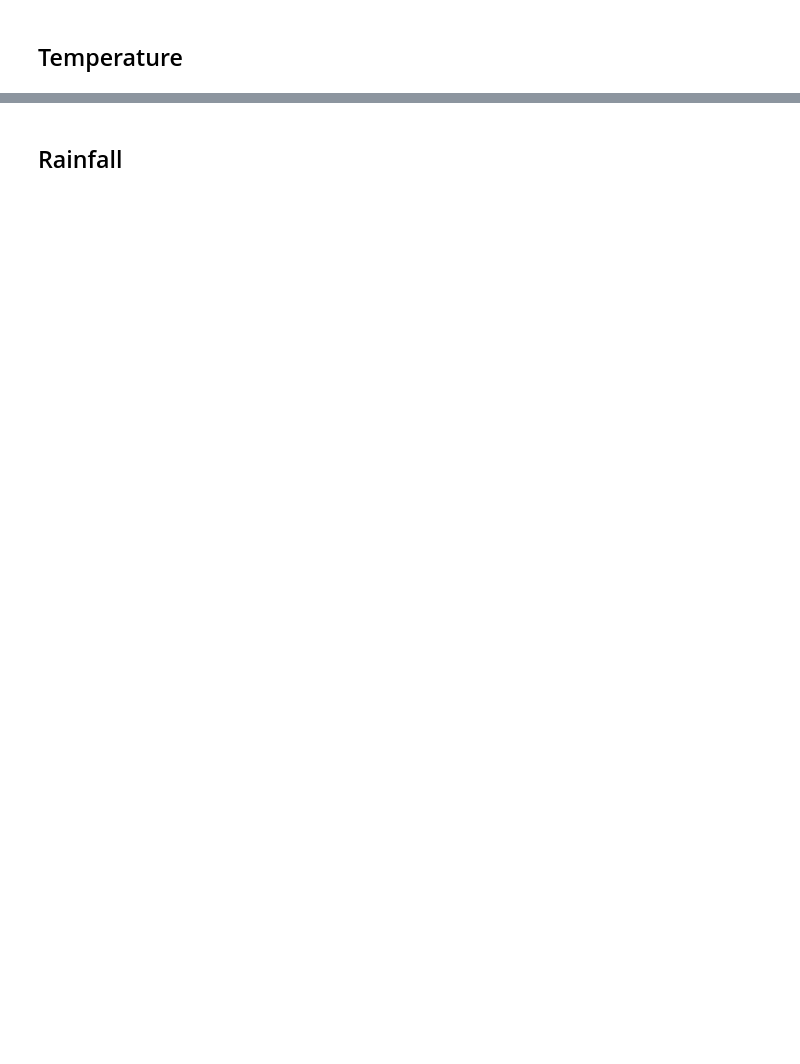
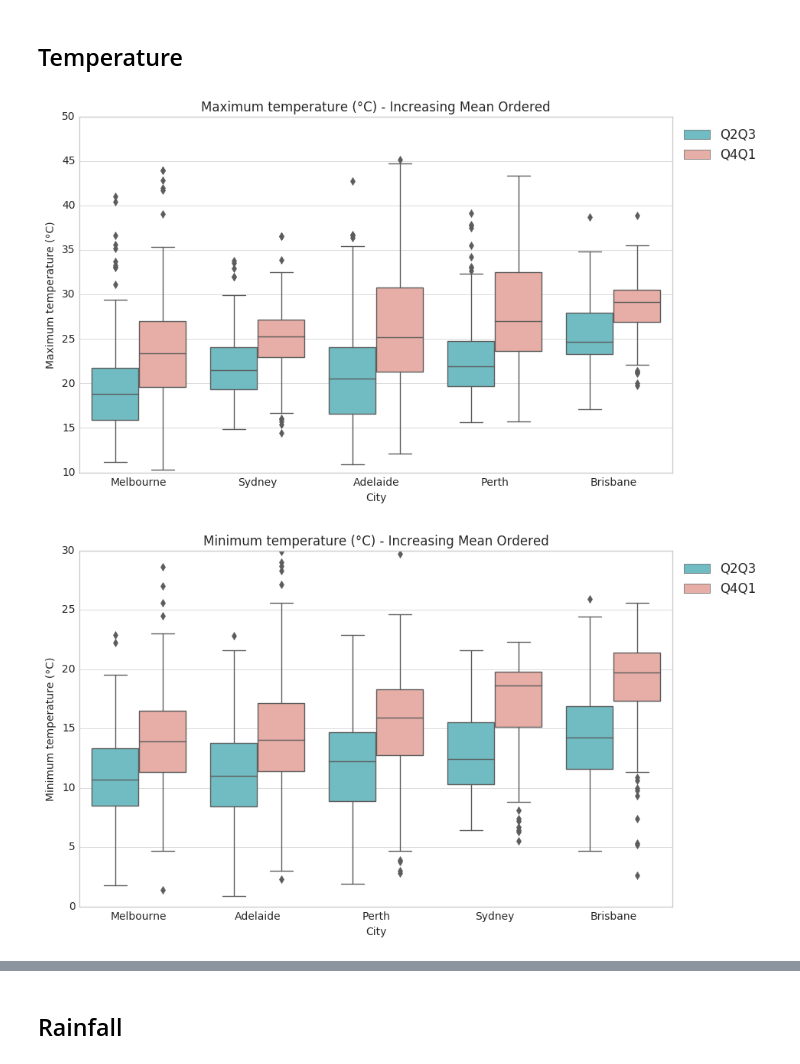
Before and after one commit to BrunnoRicci/bom-austraila, a Jupyter notebook: BOM_Australia.ipynb, the cells around one changed output, grey strips where cells are left out. Cells and saved outputs as stored; diff of their text form; code cells hidden in the pictures; blank space fills up the shorter version.

```diff
--- a/BOM_Australia.ipynb
+++ b/BOM_Australia.ipynb
@@ -171,9 +173,9 @@ for col in medCols:
 # %% [markdown]
 ## Exploratory Analysis
 # %%
-def plot_dists(df, p):
+def plot_dists(df, p, order=None):
 
-    pal = sns.diverging_palette(20, 200, s=75, l=75, n=2)
+    pal = sns.diverging_palette(200, 20, s=75, l=75, n=2)
     for col in p:
         if df[col].dtype == object or df[col].dtype == "datetime64[ns]":
             continue
@@ -182,5 +184,11 @@ def plot_dists(df, p):
             if len(topl) > 0:
                 f, ax = plt.subplots(1, 1, figsize=(PW,PH))
                 topl = df.rename(index=str, columns=rev_name_map)
+                if order is not None:
+                    topl["Sort"] = topl["City"].map(lambda x: order.loc[col,][x])
+                    topl = topl.sort_values("Sort", ascending=True)
+
                 # ,split=True violinplot
-                sns_plt = sns.barplot(x="City", y=rev_name_map[col], hue="Season", data=topl, palette=pal, ax=ax)
+                plt.title(rev_name_map[col] + " - Increasing Mean Ordered")
+                sns_plt = sns.boxplot(x="City", y=rev_name_map[col], hue="Season", data=topl, palette=pal, ax=ax)
+                plt.legend(bbox_to_anchor=(1, 1), loc=2)
@@ -217,0 +266,8 @@ def rank_stat(df):
+# %%
+cols = ["MaxTemp","MinTemp","9am_Temp","3pm_Temp"]
+order = calc_stat(df, cols)
+
+plot_dists(df, cols, order)
+# %% [output]
+[figure, added]
+[figure, added]
```
Also changed, not shown: parts of 23 cells of this notebook.
